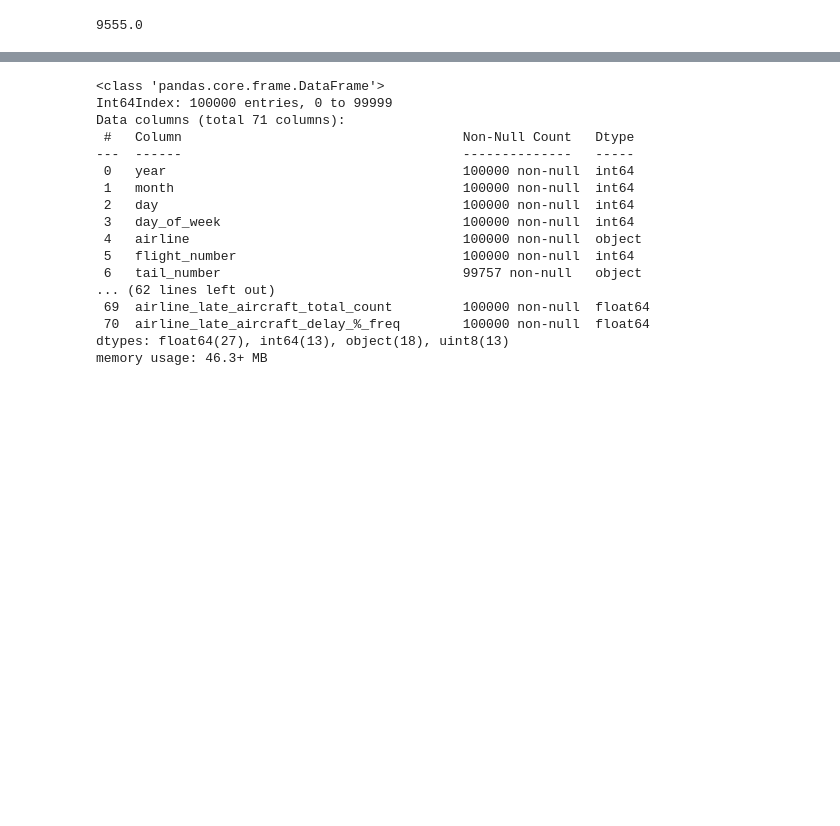
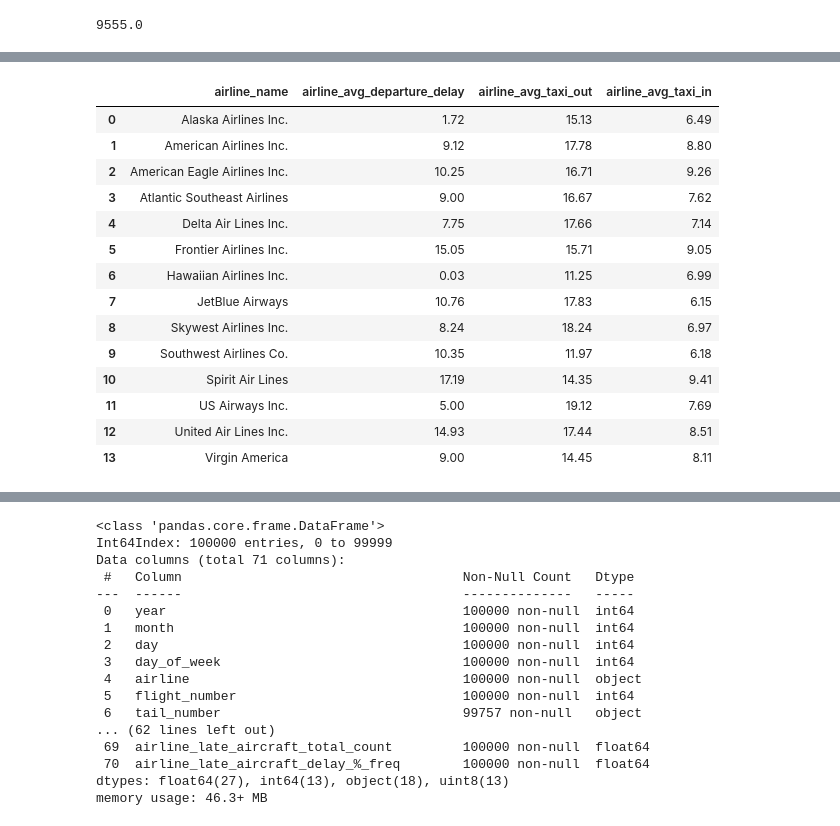
Before and after one commit to binh748/flight-classification, a Jupyter notebook: feature_engineering.ipynb, the cells around one changed output, grey strips where cells are left out. Saved outputs shown, nothing was run; the diff lists cells and outputs as text; code cells hidden in the pictures; blank space fills up the shorter version.

```diff
--- a/feature_engineering.ipynb
+++ b/feature_engineering.ipynb
@@ -38,5 +38,5 @@ with open('pickles/cv_records_df.pickle', 'wb') as to_write:
 with open('pickles/combined_error_analysis_df.pickle', 'wb') as to_write:
     pickle.dump(combined_error_analysis_df, to_write)
 # %%
-with open('cleaned_sample_df.pickle', 'rb') as read_file:
+with open('pickles/feature_engineering_sample_df5.pickle', 'rb') as read_file:
     sample_df = pickle.load(read_file)
@@ -449,3 +469,34 @@ sample_df = sample_df.merge(airline_features_df, on='airline_name')
 # Step 1.2
 sample_df = sample_df.merge(
     airline_features_df[airline_features2], on='airline_name')
+# %%
+# Step 1.3
+airline_features = ['airline_avg_departure_delay',
+                    'airline_avg_taxi_out',
+                    'airline_avg_taxi_in']
+
+
+airline_features_df = (sample_df.groupby(['airline_name'], as_index=False)
+                       .agg({'departure_delay': 'mean',
+                             'taxi_out': 'mean',
+                             'taxi_in': 'mean'}))
+
+airline_features_df.columns = ['airline_name'] + airline_features
+
+airline_features_df
+# %% [output]
+|  | airline_name | airline_avg_departure_delay | airline_avg_taxi_out | airline_avg_taxi_in |
+| 0 | Alaska Airlines Inc. | 1.72 | 15.13 | 6.49 |
+| 1 | American Airlines Inc. | 9.12 | 17.78 | 8.80 |
+| 2 | American Eagle Airlines Inc. | 10.25 | 16.71 | 9.26 |
+| 3 | Atlantic Southeast Airlines | 9.00 | 16.67 | 7.62 |
+| 4 | Delta Air Lines Inc. | 7.75 | 17.66 | 7.14 |
+| 5 | Frontier Airlines Inc. | 15.05 | 15.71 | 9.05 |
+| 6 | Hawaiian Airlines Inc. | 0.03 | 11.25 | 6.99 |
+| 7 | JetBlue Airways | 10.76 | 17.83 | 6.15 |
+| 8 | Skywest Airlines Inc. | 8.24 | 18.24 | 6.97 |
+| 9 | Southwest Airlines Co. | 10.35 | 11.97 | 6.18 |
+| 10 | Spirit Air Lines | 17.19 | 14.35 | 9.41 |
+| 11 | US Airways Inc. | 5.00 | 19.12 | 7.69 |
+| 12 | United Air Lines Inc. | 14.93 | 17.44 | 8.51 |
+| 13 | Virgin America | 9.00 | 14.45 | 8.11 |
```
Also changed, not shown: parts of 32 cells of this notebook, 1 other file.
